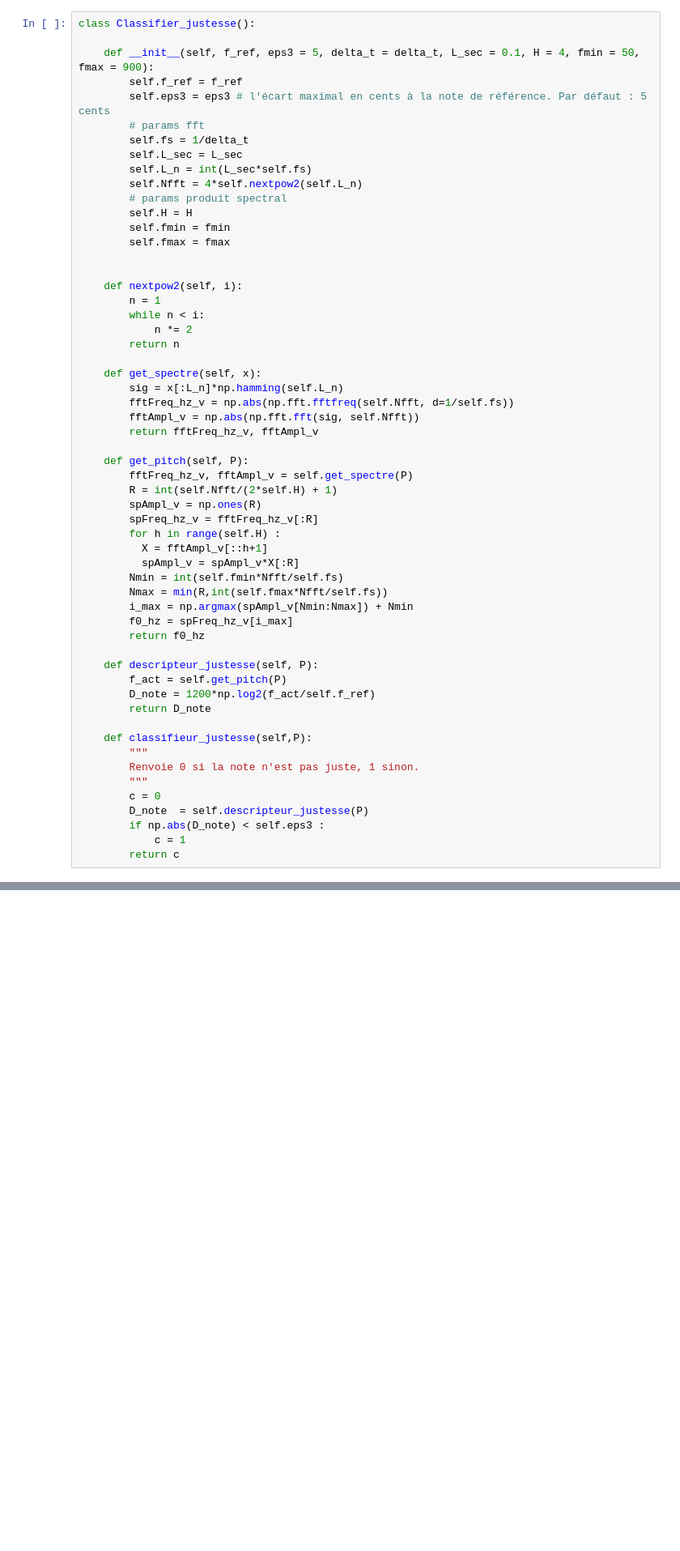
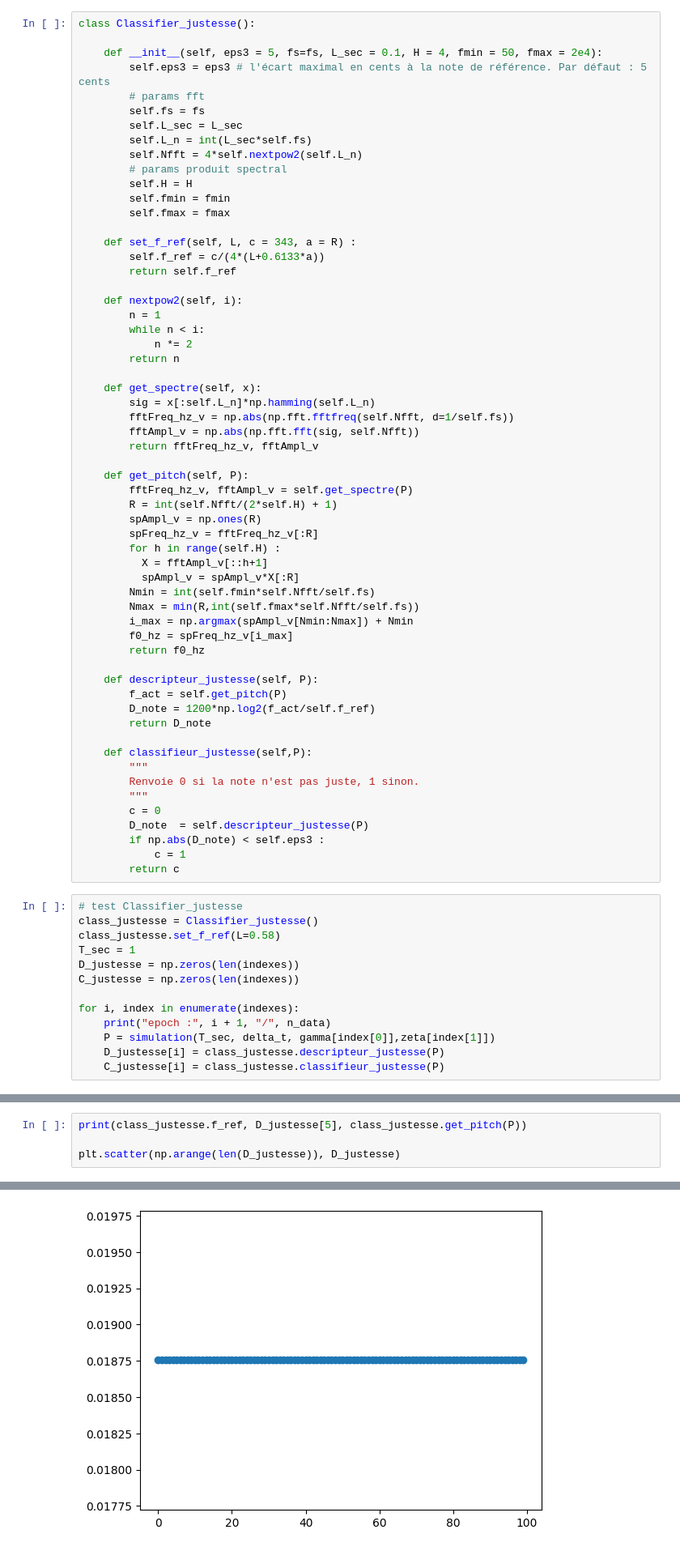
Before and after one commit to BaptisteHi/PAM-Virtual-Instrument, a Jupyter notebook: descripteurs.ipynb, the cells around one changed output, grey strips where cells are left out. Shown at 81% size. Saved outputs shown, nothing was run; the diff lists cells and outputs as text; blank space fills up the shorter version.

```diff
--- a/descripteurs.ipynb
+++ b/descripteurs.ipynb
@@ -840,11 +832,10 @@ print(f0_hz)
 # %%
 class Classifier_justesse():
 
-    def __init__(self, f_ref, eps3 = 5, delta_t = delta_t, L_sec = 0.1, H = 4, fmin = 50, fmax = 900):
-        self.f_ref = f_ref
+    def __init__(self, eps3 = 5, fs=fs, L_sec = 0.1, H = 4, fmin = 50, fmax = 2e4):
         self.eps3 = eps3 # l'écart maximal en cents à la note de référence. Par défaut : 5 cents
         # params fft
-        self.fs = 1/delta_t
+        self.fs = fs
         self.L_sec = L_sec
         self.L_n = int(L_sec*self.fs)
         self.Nfft = 4*self.nextpow2(self.L_n)
@@ -853,6 +844,9 @@ class Classifier_justesse():
         self.fmin = fmin
         self.fmax = fmax
 
+    def set_f_ref(self, L, c = 343, a = R) :
+        self.f_ref = c/(4*(L+0.6133*a))
+        return self.f_ref
 
     def nextpow2(self, i):
         n = 1
@@ -861,7 +855,7 @@ class Classifier_justesse():
         return n
 
     def get_spectre(self, x):
-        sig = x[:L_n]*np.hamming(self.L_n)
+        sig = x[:self.L_n]*np.hamming(self.L_n)
         fftFreq_hz_v = np.abs(np.fft.fftfreq(self.Nfft, d=1/self.fs))
         fftAmpl_v = np.abs(np.fft.fft(sig, self.Nfft))
         return fftFreq_hz_v, fftAmpl_v
@@ -874,8 +868,8 @@ class Classifier_justesse():
         for h in range(self.H) :
           X = fftAmpl_v[::h+1]
           spAmpl_v = spAmpl_v*X[:R]
-        Nmin = int(self.fmin*Nfft/self.fs)
-        Nmax = min(R,int(self.fmax*Nfft/self.fs))
+        Nmin = int(self.fmin*self.Nfft/self.fs)
+        Nmax = min(R,int(self.fmax*self.Nfft/self.fs))
         i_max = np.argmax(spAmpl_v[Nmin:Nmax]) + Nmin
         f0_hz = spFreq_hz_v[i_max]
         return f0_hz
@@ -894,3 +888,16 @@ class Classifier_justesse():
         if np.abs(D_note) < self.eps3 :
             c = 1
         return c
+# %%
+# test Classifier_justesse
+class_justesse = Classifier_justesse()
+class_justesse.set_f_ref(L=0.58)
+T_sec = 1
+D_justesse = np.zeros(len(indexes))
+C_justesse = np.zeros(len(indexes))
+
+for i, index in enumerate(indexes):
+    print("epoch :", i + 1, "/", n_data)
+    P = simulation(T_sec, delta_t, gamma[index[0]],zeta[index[1]])
+    D_justesse[i] = class_justesse.descripteur_justesse(P)
+    C_justesse[i] = class_justesse.classifieur_justesse(P)
@@ -896,0 +922,5 @@ class Classifier_justesse():
+# %%
+print(class_justesse.f_ref, D_justesse[5], class_justesse.get_pitch(P))
+
+plt.scatter(np.arange(len(D_justesse)), D_justesse)
+# %% [output]
@@ -896,0 +929 @@ class Classifier_justesse():
+[figure, added]
```
Also changed, not shown: parts of 13 cells of this notebook.
